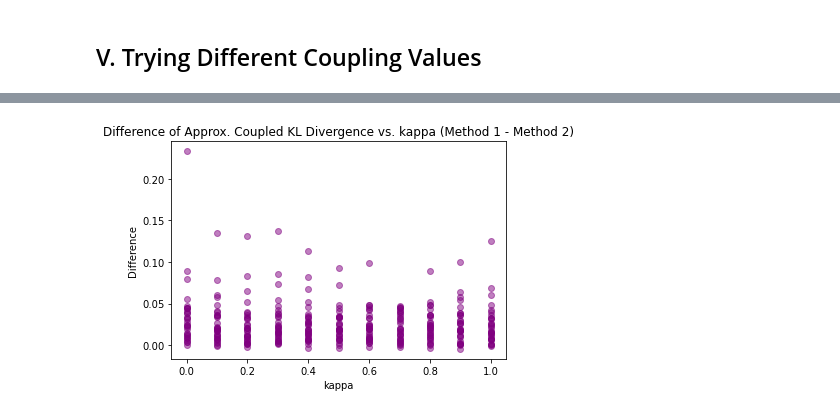
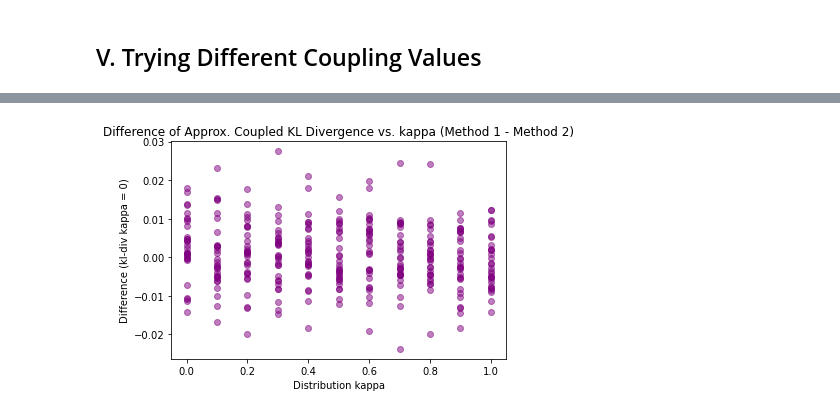
Before and after one commit to Photrek/Nonlinear-Statistical-Coupling, a Jupyter notebook: workspace/john/Coupled Entropy of Realizations of Random Variables/Misc Work.ipynb, the cells around one changed output, grey strips where cells are left out. Saved outputs shown, nothing was run; the diff lists cells and outputs as text; code cells hidden in the pictures.

Commit message:
Worked on testing an alternate way of calculating the coupled KL divergence.

```diff
--- a/workspace/john/Coupled Entropy of Realizations of Random Variables/Misc Work.ipynb
+++ b/workspace/john/Coupled Entropy of Realizations of Random Variables/Misc Work.ipynb
@@ -177,9 +177,14 @@ sigma_diag_2 = np.random.normal(loc=1, scale=0.1, size=(n,d))
 # Set a range of kappa values to try.
 kappas = np.arange(0, 1+0.1, 0.1)
 
-# Create empty lists to hold the approximate coupled KL-divergences.
-approx_kl_divs_1_alt = []
-approx_kl_divs_2_alt = []
+# Create empty lists to hold the approximate coupled KL-divergences at different kappas.
+approx_kl_divs_1_alt_0 = []
+approx_kl_divs_2_alt_0 = []
+approx_kl_divs_1_alt_001 = []
+approx_kl_divs_2_alt_001 = []
+approx_kl_divs_1_alt_01 = []
+approx_kl_divs_2_alt_01 = []
+
 
 # Loop through the values of kappa.
 for kappa in kappas:
@@ -190,7 +195,11 @@ for kappa in kappas:
     mvn_2 = MVCN(loc=mu_2, scale=np.sqrt(sigma_diag_2), kappa=kappa)
 
     # Get the approximate KL divergences.
-    approx_kl_divs_1_alt.append(coupled_kl_divergence_norm(mvn_1, mvn_2, kappa=0.1, alpha=2, n=n_approx, seed=1))
+    approx_kl_divs_1_alt_0.append(coupled_kl_divergence_norm(mvn_1, mvn_2, kappa=0, alpha=2, n=n_approx, seed=1))
+    # Get the approximate KL divergences.
+    approx_kl_divs_1_alt_001.append(coupled_kl_divergence_norm(mvn_1, mvn_2, kappa=0.01, alpha=2, n=n_approx, seed=1))
+    # Get the approximate KL divergences.
+    approx_kl_divs_1_alt_01.append(coupled_kl_divergence_norm(mvn_1, mvn_2, kappa=0.1, alpha=2, n=n_approx, seed=1))
 
     ###
     # Calculate the approximate KL divergences in a different way.
@@ -202,9 +211,13 @@ for kappa in kappas:
     # Get the probability densities for the samples from each distribution.
     probs_1 = mvn_1.prob(samples_1).reshape(n, n_approx)
     probs_2 = mvn_2.prob(samples_1).reshape(n, n_approx)
-    approx_kl_divs_2_alt.append(coupled_kl_divergence(probs_1, probs_2, kappa=0.1))
+    approx_kl_divs_2_alt_0.append(coupled_kl_divergence(probs_1, probs_2, kappa=0))
+    approx_kl_divs_2_alt_001.append(coupled_kl_divergence(probs_1, probs_2, kappa=0.01))
+    approx_kl_divs_2_alt_01.append(coupled_kl_divergence(probs_1, probs_2, kappa=0.1))
 # %%
 # Convert them to numpy arrays.
-approx_kl_divs_1_alt, approx_kl_divs_2_alt = np.array(approx_kl_divs_1_alt), np.array(approx_kl_divs_2_alt)
+approx_kl_divs_1_alt_0, approx_kl_divs_2_alt_0 = np.array(approx_kl_divs_1_alt_0), np.array(approx_kl_divs_2_alt_0)
+approx_kl_divs_1_alt_001, approx_kl_divs_2_alt_001 = np.array(approx_kl_divs_1_alt_001), np.array(approx_kl_divs_2_alt_001)
+approx_kl_divs_1_alt_01, approx_kl_divs_2_alt_01 = np.array(approx_kl_divs_1_alt_01), np.array(approx_kl_divs_2_alt_01)
 # Create arrays of kappa for plotting.
 kappas_plotting = np.repeat(kappas, n).reshape(len(kappas), n)
@@ -229,9 +224,9 @@ plt.show()
 # %%
-plt.scatter(kappas_plotting, approx_kl_divs_1_alt - approx_kl_divs_2_alt,
+plt.scatter(kappas_plotting, approx_kl_divs_1_alt_0 - approx_kl_divs_2_alt_0,
            color="purple", alpha=0.5)
-plt.xlabel("kappa")
-plt.ylabel("Difference")
+plt.xlabel("Distribution kappa")
+plt.ylabel("Difference (kl-div kappa = 0)")
 plt.title("Difference of Approx. Coupled KL Divergence vs. kappa (Method 1 - Method 2)")
 plt.show()
 # %% [output]
-[figure, old version]
+[figure, new version]
```
Also changed, not shown: parts of 4 cells of this notebook.
